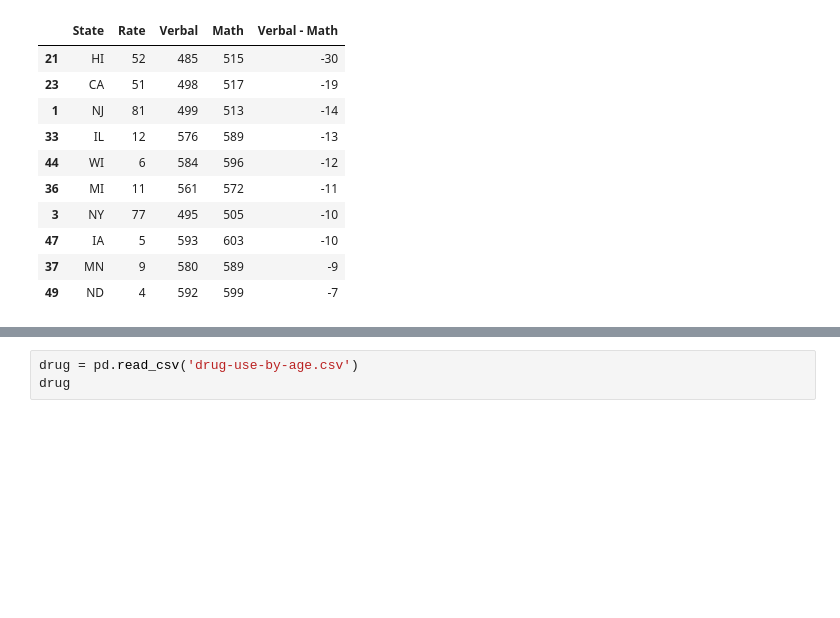
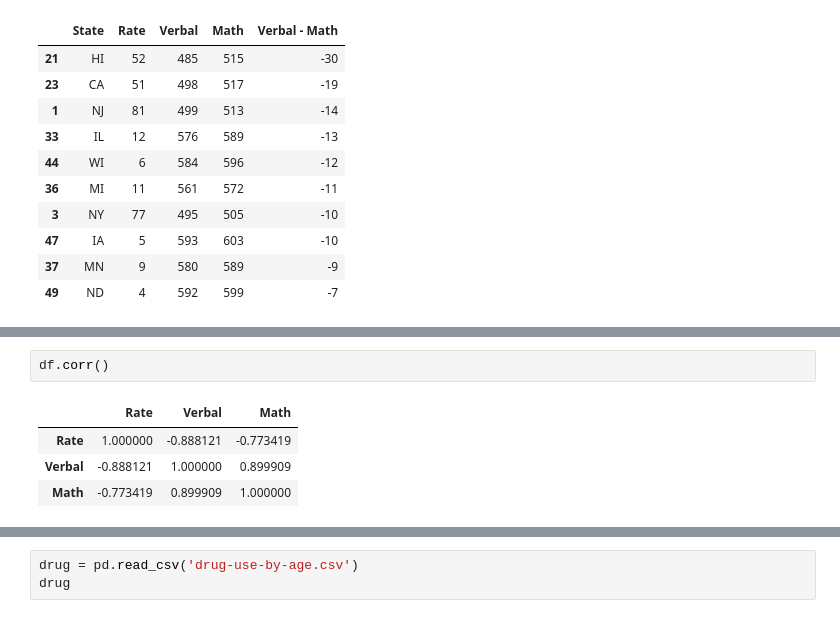
Before and after one commit to Chiuchiyin/Coding-fun, a Jupyter notebook: Civic data analyses/project-02-v2-starter-code.ipynb, the cells around one changed output, grey strips where cells are left out. Drawn from its saved outputs; the diff is of its cells as text; blank space fills up the shorter version.

```diff
--- a/Civic data analyses/project-02-v2-starter-code.ipynb
+++ b/Civic data analyses/project-02-v2-starter-code.ipynb
@@ -477,6 +480,13 @@ Checking the summary statistics for data is an essential step in the EDA process
 ### 6.1 Create the correlation matrix of your variables (excluding `State`).
 
 What does the correlation matrix tell you?
+# %%
+df.corr()
+# %% [output]
+|  | Rate | Verbal | Math |
+| Rate | 1.000000 | -0.888121 | -0.773419 |
+| Verbal | -0.888121 | 1.000000 | 0.899909 |
+| Math | -0.773419 | 0.899909 | 1.000000 |
 # %% [markdown]
 <img src="http://imgur.com/l5NasQj.png" style="float: left; margin: 25px 15px 0px 0px; height: 25px">
 
```
Also changed, not shown: parts of 1 cell of this notebook.
